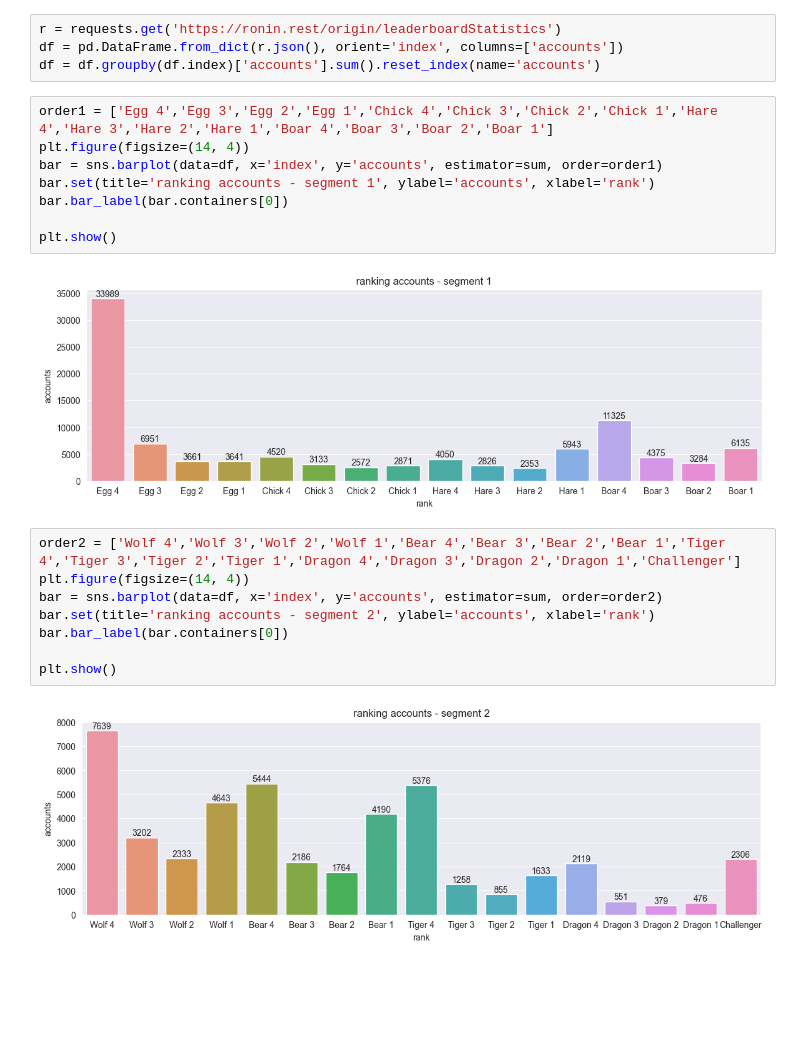
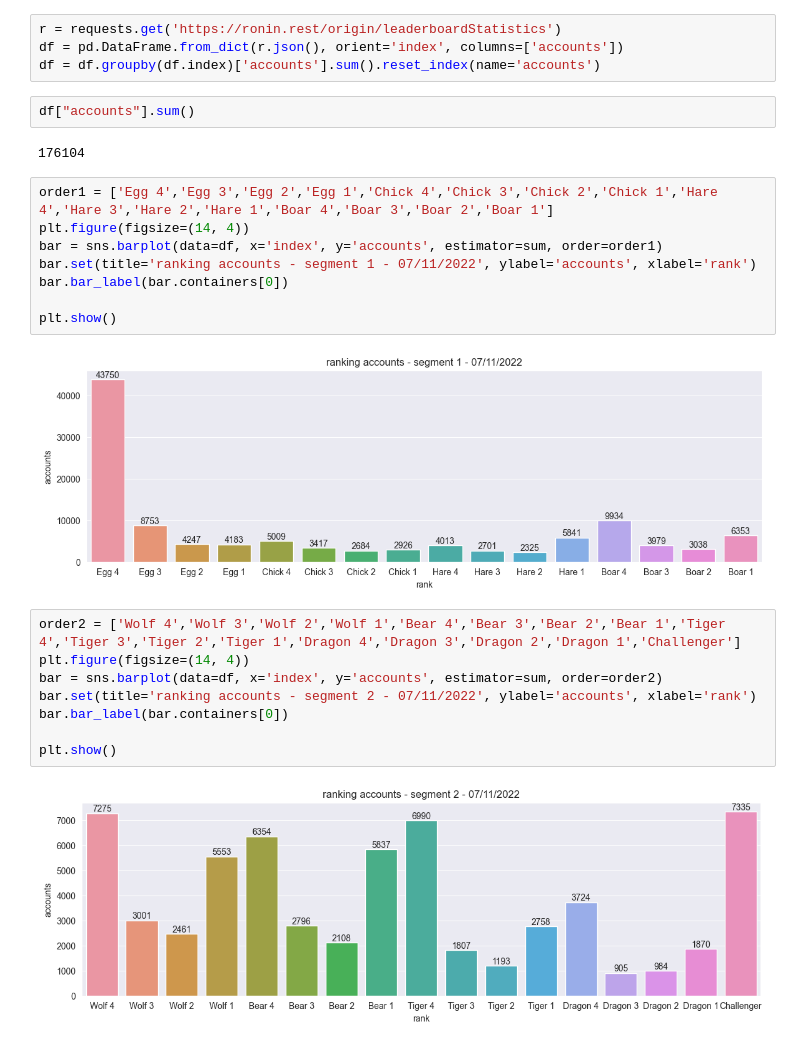
Before and after one commit to alecaserez/ronin_data, a Jupyter notebook: tiers.ipynb, the cells around one changed output. Drawn from its saved outputs; the diff is of its cells as text; blank space fills up the shorter version.

```diff
--- a/tiers.ipynb
+++ b/tiers.ipynb
@@ -10,23 +10,27 @@ sns.set_style('darkgrid')
 r = requests.get('https://ronin.rest/origin/leaderboardStatistics')
 df = pd.DataFrame.from_dict(r.json(), orient='index', columns=['accounts'])
 df = df.groupby(df.index)['accounts'].sum().reset_index(name='accounts')
+# %%
+df["accounts"].sum()
+# %% [output]
+176104
 # %%
 order1 = ['Egg 4','Egg 3','Egg 2','Egg 1','Chick 4','Chick 3','Chick 2','Chick 1','Hare 4','Hare 3','Hare 2','Hare 1','Boar 4','Boar 3','Boar 2','Boar 1']
 plt.figure(figsize=(14, 4))
 bar = sns.barplot(data=df, x='index', y='accounts', estimator=sum, order=order1)
-bar.set(title='ranking accounts - segment 1', ylabel='accounts', xlabel='rank')
+bar.set(title='ranking accounts - segment 1 - 07/11/2022', ylabel='accounts', xlabel='rank')
 bar.bar_label(bar.containers[0])
 
 plt.show()
 # %% [output]
-[figure, old version]
+[figure, new version]
 # %%
 order2 = ['Wolf 4','Wolf 3','Wolf 2','Wolf 1','Bear 4','Bear 3','Bear 2','Bear 1','Tiger 4','Tiger 3','Tiger 2','Tiger 1','Dragon 4','Dragon 3','Dragon 2','Dragon 1','Challenger']
 plt.figure(figsize=(14, 4))
 bar = sns.barplot(data=df, x='index', y='accounts', estimator=sum, order=order2)
-bar.set(title='ranking accounts - segment 2', ylabel='accounts', xlabel='rank')
+bar.set(title='ranking accounts - segment 2 - 07/11/2022', ylabel='accounts', xlabel='rank')
 bar.bar_label(bar.containers[0])
 
 plt.show()
 # %% [output]
-[figure, old version]
+[figure, new version]
```
